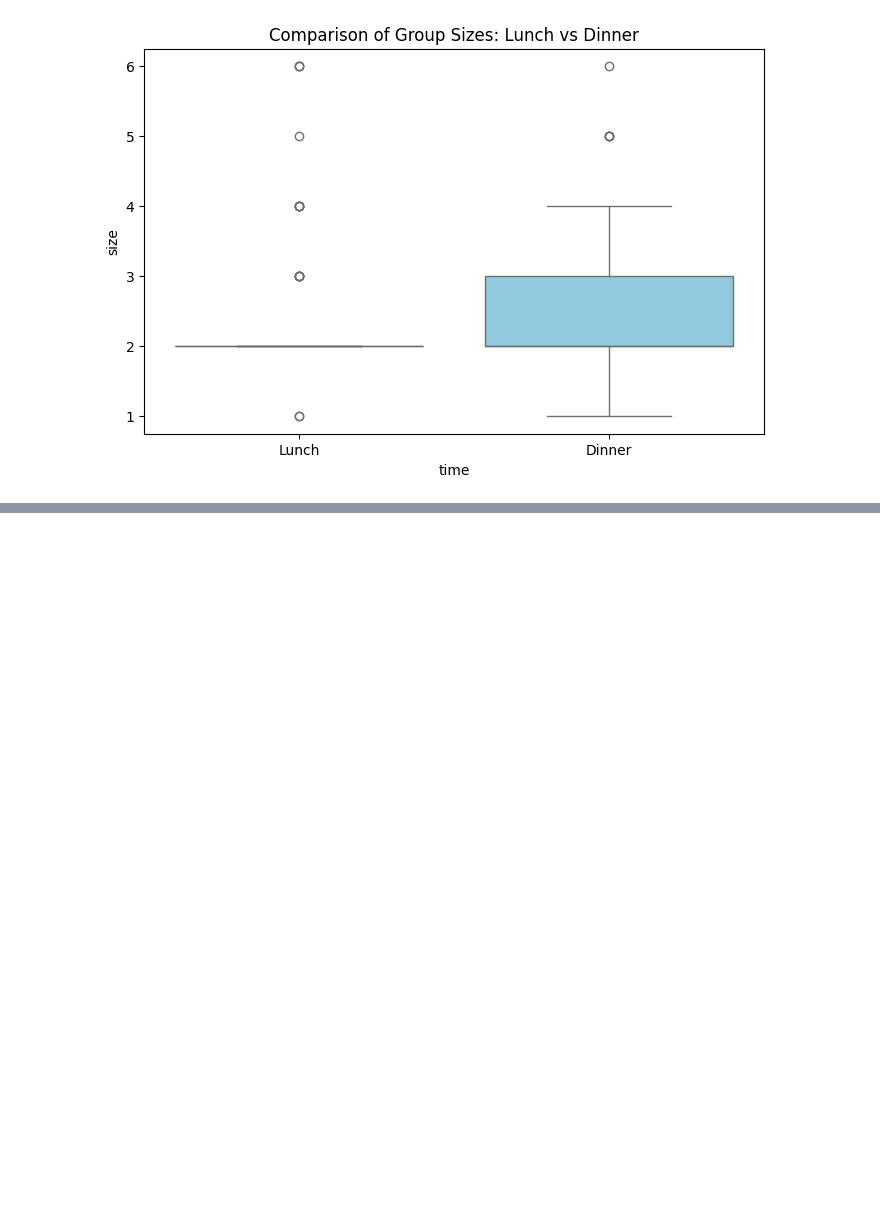
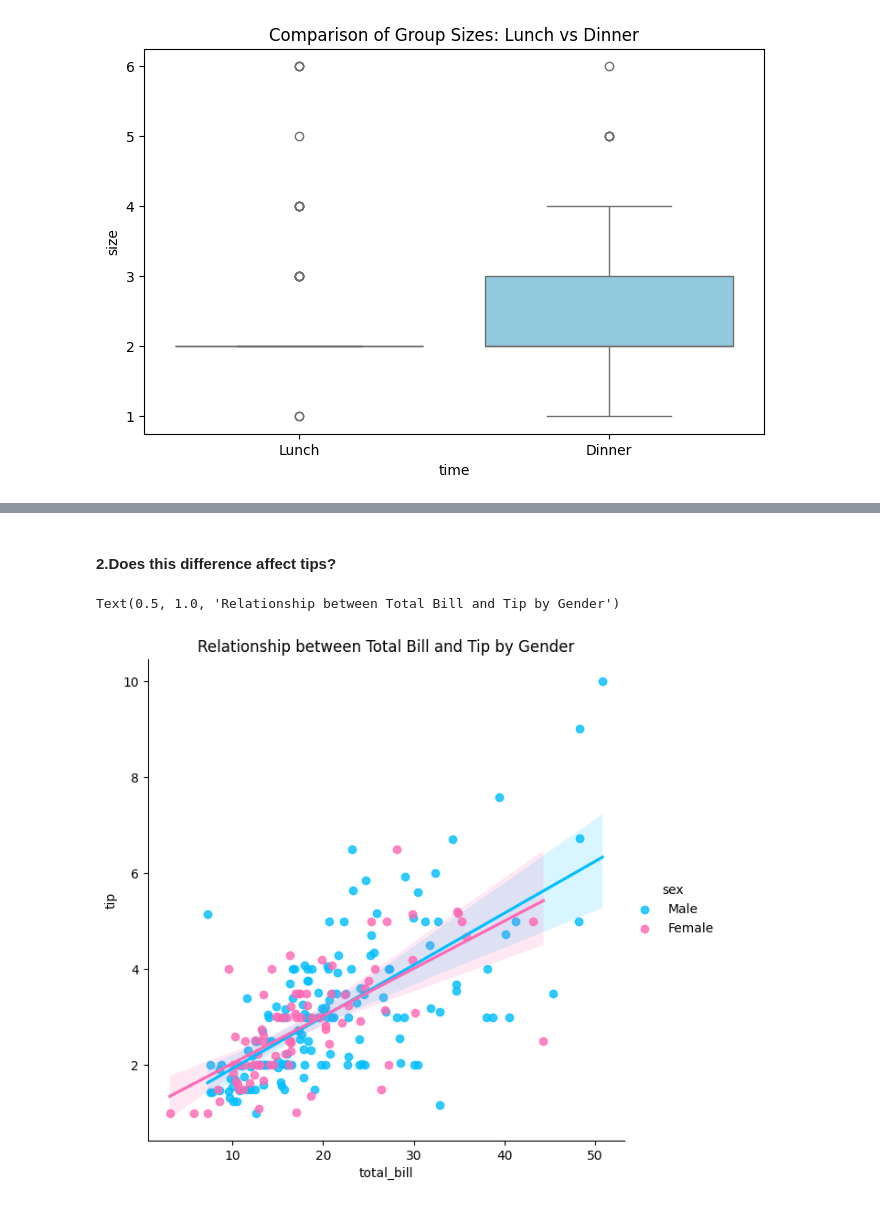
Before and after one commit to MonaMashta/AAI, a Jupyter notebook: student/Data Science/Module 4/Ex 4: Hypothesis testing.ipynb, the cells around one changed output, grey strips where cells are left out. Drawn from its saved outputs; the diff is of its cells as text; code cells hidden in the pictures; blank space fills up the shorter version.

```diff
--- a/student/Data Science/Module 4/Ex 4: Hypothesis testing.ipynb
+++ b/student/Data Science/Module 4/Ex 4: Hypothesis testing.ipynb
@@ -81,0 +94,11 @@ plt.show()
+# %% [markdown]
+#### 2.Does this difference affect tips?
+# %%
+
+custom_colors = {"Male": "deepskyblue", "Female": "hotpink"}
+
+sns.lmplot(data=tips, x='total_bill', y='tip', hue='sex', palette=custom_colors, height=6)
+plt.title('Relationship between Total Bill and Tip by Gender')
+# %% [output]
+Text(0.5, 1.0, 'Relationship between Total Bill and Tip by Gender')
+[figure, added]
```
Also changed, not shown: parts of 4 cells of this notebook.
